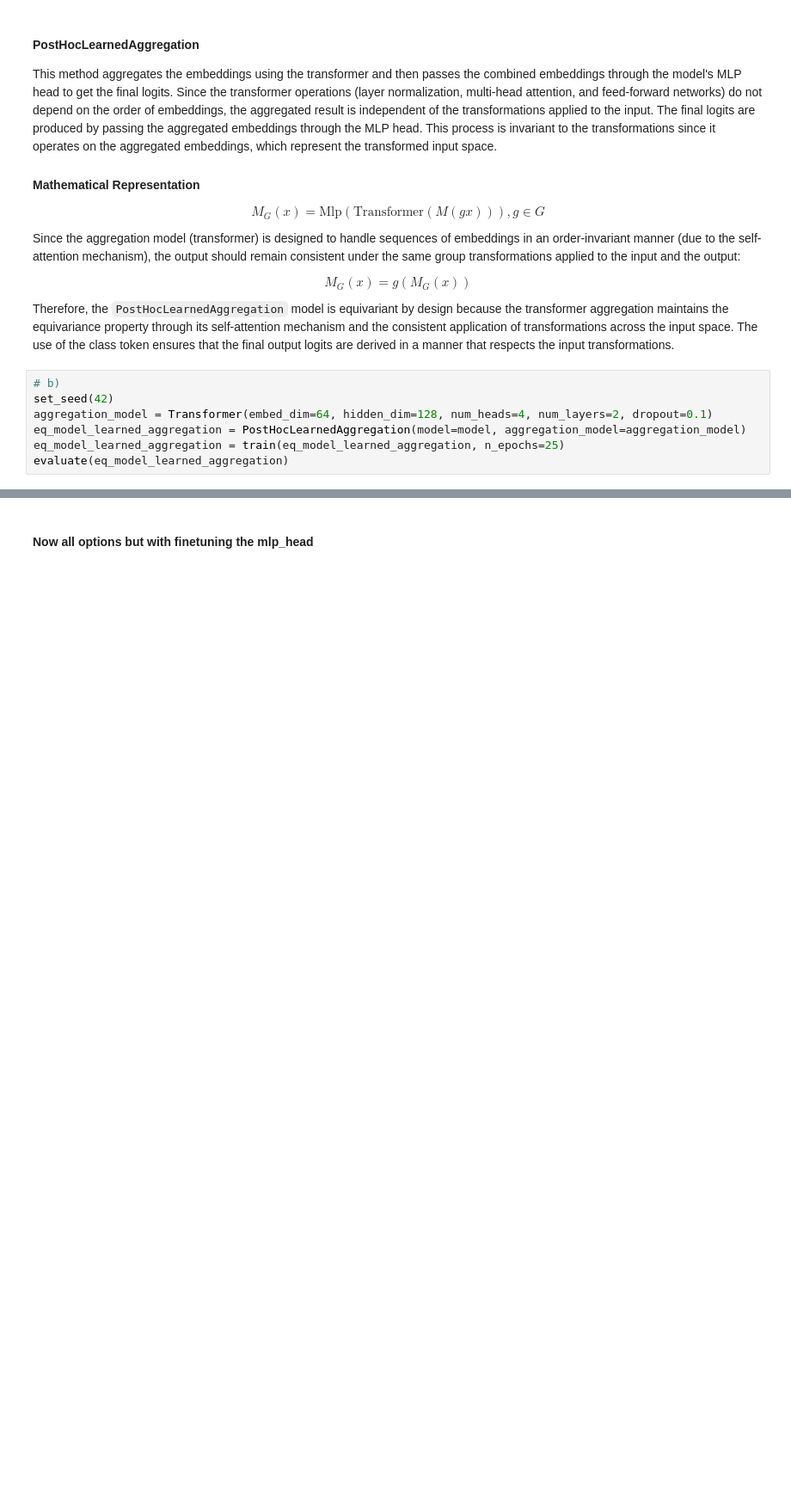
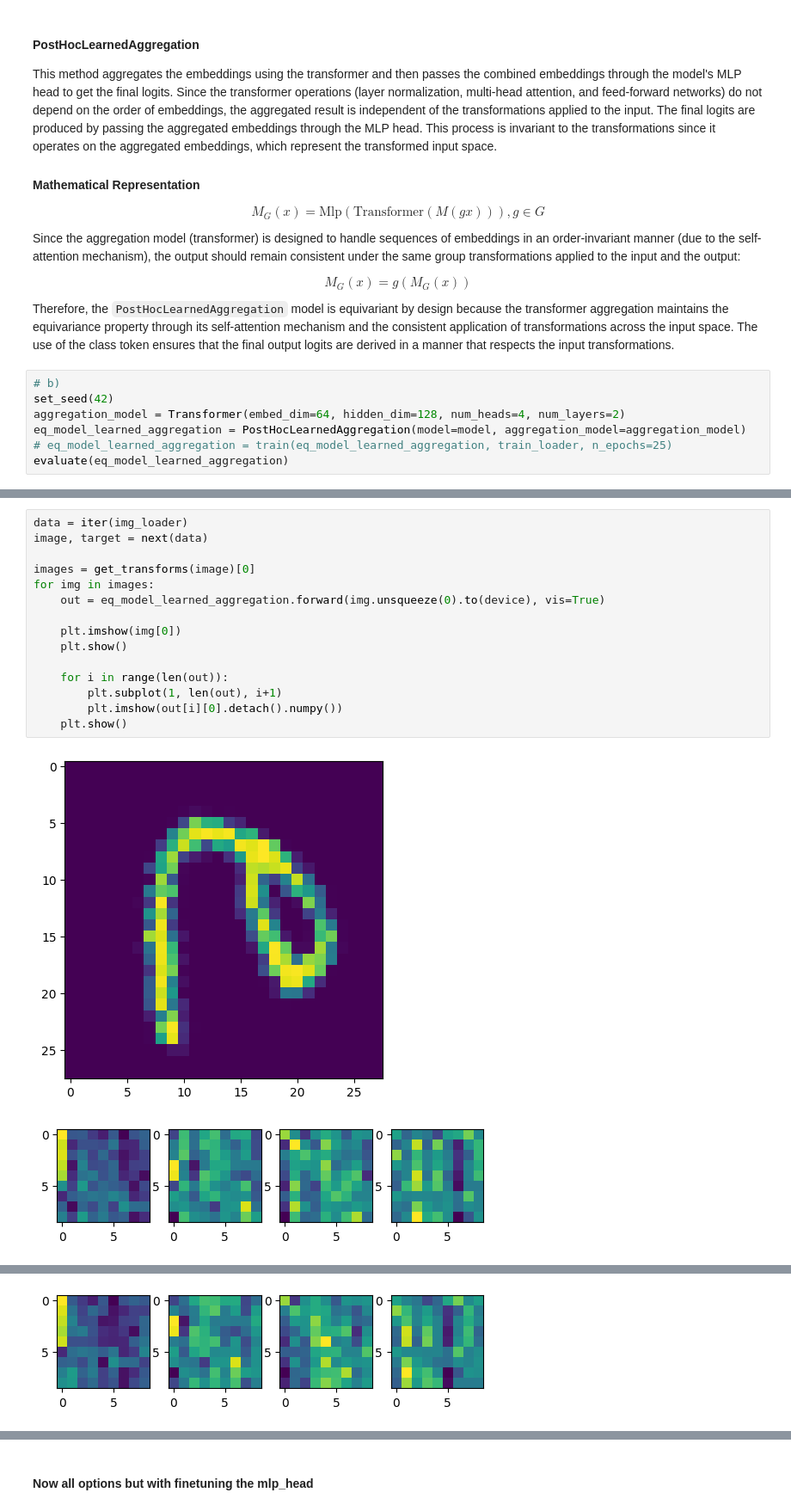
Before and after one commit to WouterBant/GEVit-DL2-Project, a Jupyter notebook: src/post_hoc_equivariance/post_hoc_equivariance.ipynb, the cells around one changed output, grey strips where cells are left out. Shown at 86% size. Saved outputs shown, nothing was run; the diff lists cells and outputs as text; blank space fills up the shorter version.

Commit message:
attention visualisation for post hoc

```diff
--- a/src/post_hoc_equivariance/post_hoc_equivariance.ipynb
+++ b/src/post_hoc_equivariance/post_hoc_equivariance.ipynb
@@ -342,7 +380,7 @@ Therefore, the `PostHocLearnedAggregation` model is equivariant by design becaus
 # %%
 # b)
 set_seed(42)
-aggregation_model = Transformer(embed_dim=64, hidden_dim=128, num_heads=4, num_layers=2, dropout=0.1)
+aggregation_model = Transformer(embed_dim=64, hidden_dim=128, num_heads=4, num_layers=2)
 eq_model_learned_aggregation = PostHocLearnedAggregation(model=model, aggregation_model=aggregation_model)
-eq_model_learned_aggregation = train(eq_model_learned_aggregation, n_epochs=25)
+# eq_model_learned_aggregation = train(eq_model_learned_aggregation, train_loader, n_epochs=25)
 evaluate(eq_model_learned_aggregation)
@@ -348,0 +389,18 @@ evaluate(eq_model_learned_aggregation)
+# %%
+data = iter(img_loader)
+image, target = next(data)
+
+images = get_transforms(image)[0]
+for img in images:
+    out = eq_model_learned_aggregation.forward(img.unsqueeze(0).to(device), vis=True)
+
+    plt.imshow(img[0])
+    plt.show()
+
+    for i in range(len(out)):
+        plt.subplot(1, len(out), i+1)
+        plt.imshow(out[i][0].detach().numpy())
+    plt.show()
+# %% [output]
+[figure, added]
+[figure, added]
@@ -348,0 +408 @@ evaluate(eq_model_learned_aggregation)
+[figure, added]
```
Also changed, not shown: parts of 12 cells of this notebook, 2 other files.
